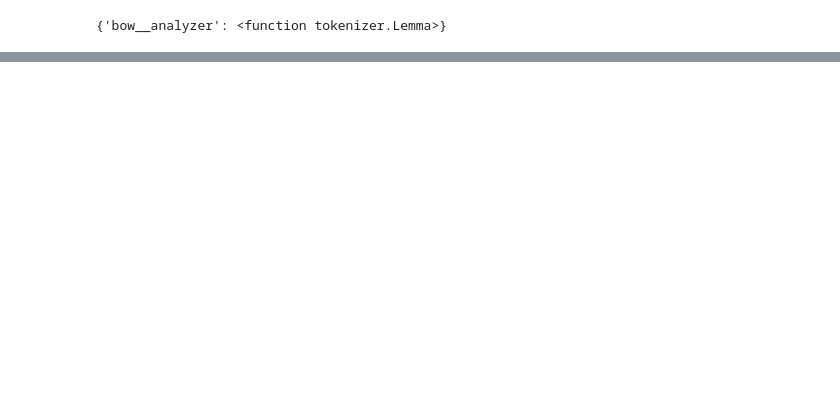
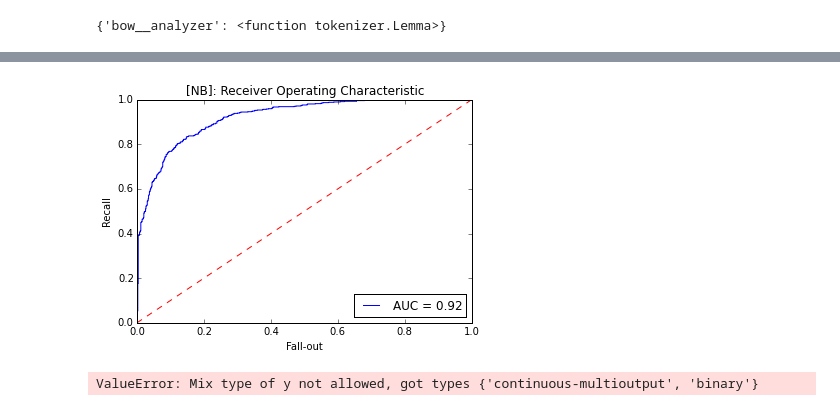
Before and after one commit to byam/predictEPL, a Jupyter notebook: Models/Examination of Classifiers/[Params Compare] NB-Twitter-TFIDF.ipynb, the cells around one changed output, grey strips where cells are left out. Cells and saved outputs as stored; diff of their text form; code cells hidden in the pictures; blank space fills up the shorter version.

```diff
--- a/Models/Examination of Classifiers/[Params Compare] NB-Twitter-TFIDF.ipynb
+++ b/Models/Examination of Classifiers/[Params Compare] NB-Twitter-TFIDF.ipynb
@@ -275,0 +346,33 @@ with open('nb_tweets_pn_detector.pkl', 'wb') as fout:
+# %%
+# Receiver Operating Characteristic = ROC curve
+# Visualizes a classifier's performance
+# for all values of the discrimination threshold.
+
+# fall out: F = FP / (TN + FP)
+
+# AUC (area under the curve)
+
+predictions_test = nb_detector.predict_proba(tweets_test)
+
+false_positive_rate, recall, thresholds = roc_curve(
+    sentiment_test, predictions_test[:, 1])
+
+roc_auc = auc(false_positive_rate, recall)
+
+# Plot
+plt.title('[NB]: Receiver Operating Characteristic')
+plt.plot(false_positive_rate, recall, 'b', label='AUC = %0.2f' % roc_auc)
+
+plt.legend(loc='lower right')
+plt.plot([0, 1], [0, 1], 'r--')
+plt.xlim([0.0, 1.0])
+plt.ylim([0.0, 1.0])
+plt.ylabel('Recall')
+plt.xlabel('Fall-out')
+plt.show()
+# %% [output]
+[figure, added]
+# %%
+print('\n\nClassification Report:\n', classification_report(sentiment_test, predictions_test))
+# %% [output]
+ValueError: Mix type of y not allowed, got types {'continuous-multioutput', 'binary'}
```
Also changed, not shown: parts of 13 cells of this notebook, 2 other files.
